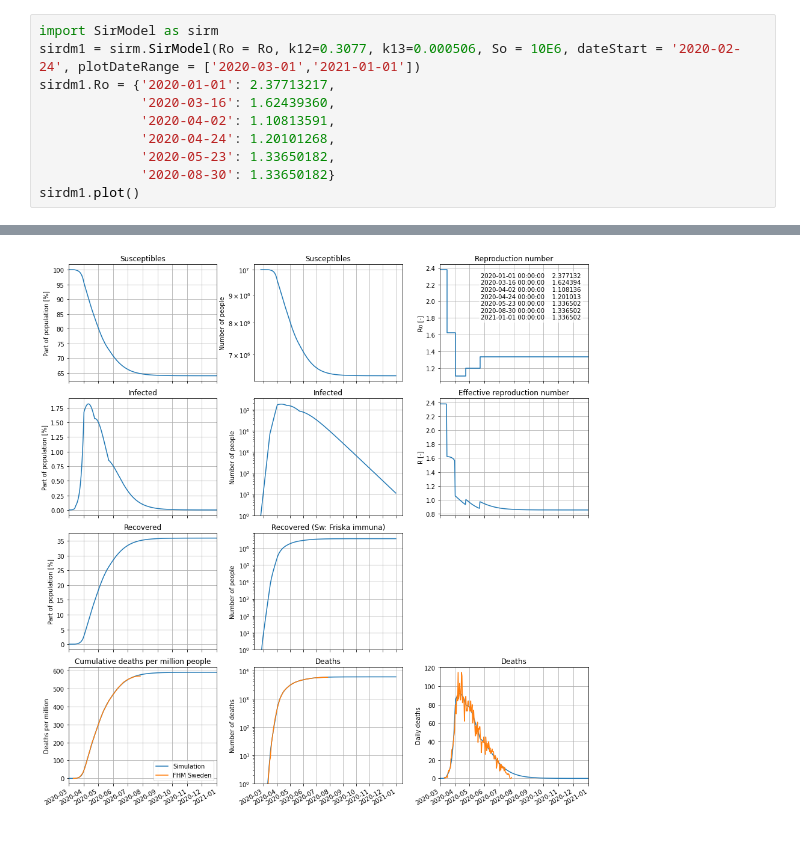
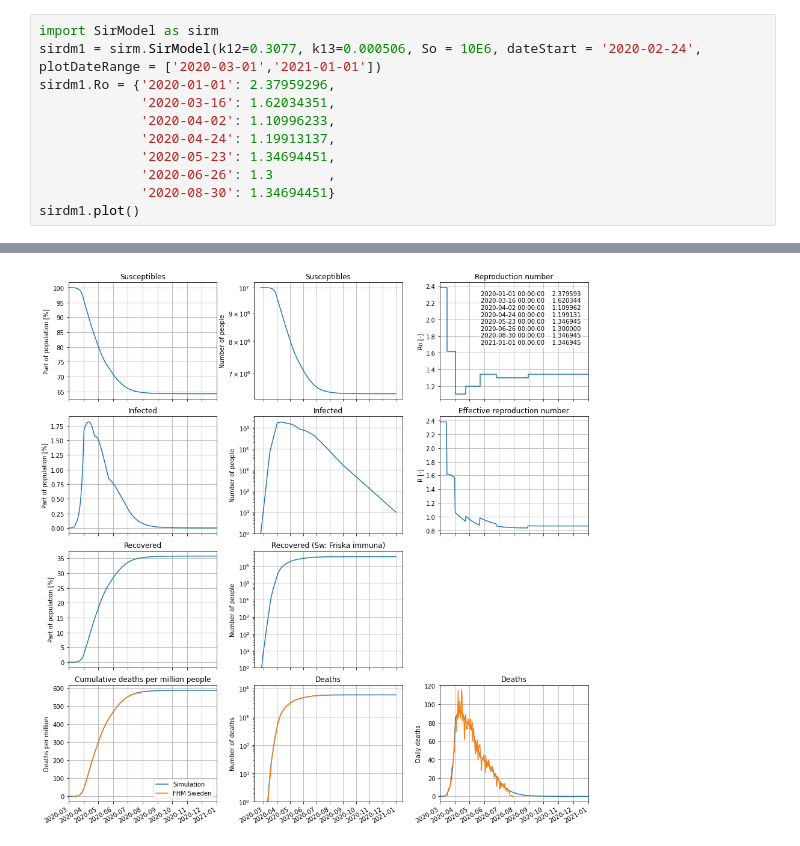
Before and after one commit to andersovelarsson/What-happens-with-covid19-in-the-future.-A-simulation, a Jupyter notebook: Covid19SirModelSim.ipynb, the cells around one changed output, grey strips where cells are left out. Saved outputs shown, nothing was run; the diff lists cells and outputs as text.

Commit message:
New model calibration

```diff
--- a/Covid19SirModelSim.ipynb
+++ b/Covid19SirModelSim.ipynb
@@ -1,11 +1,12 @@
 # %%
 import SirModel as sirm
-sirdm1 = sirm.SirModel(Ro = Ro, k12=0.3077, k13=0.000506, So = 10E6, dateStart = '2020-02-24', plotDateRange = ['2020-03-01','2021-01-01'])
-sirdm1.Ro = {'2020-01-01': 2.37713217,
-             '2020-03-16': 1.62439360,
-             '2020-04-02': 1.10813591,
-             '2020-04-24': 1.20101268,
-             '2020-05-23': 1.33650182,
-             '2020-08-30': 1.33650182}
+sirdm1 = sirm.SirModel(k12=0.3077, k13=0.000506, So = 10E6, dateStart = '2020-02-24', plotDateRange = ['2020-03-01','2021-01-01'])
+sirdm1.Ro = {'2020-01-01': 2.37959296,
+             '2020-03-16': 1.62034351,
+             '2020-04-02': 1.10996233,
+             '2020-04-24': 1.19913137,
+             '2020-05-23': 1.34694451,
+             '2020-06-26': 1.3       ,
+             '2020-08-30': 1.34694451}
 sirdm1.plot()
 # %% [output]
@@ -24,3 +22,3 @@ Date 2020-08-30 00:00:00 Ro:  1.34
-[figure, old version]
+[figure, new version]
 # %%
 import SirModel as sirm
```
Also changed, not shown: parts of 2 cells of this notebook, 1 other file.
